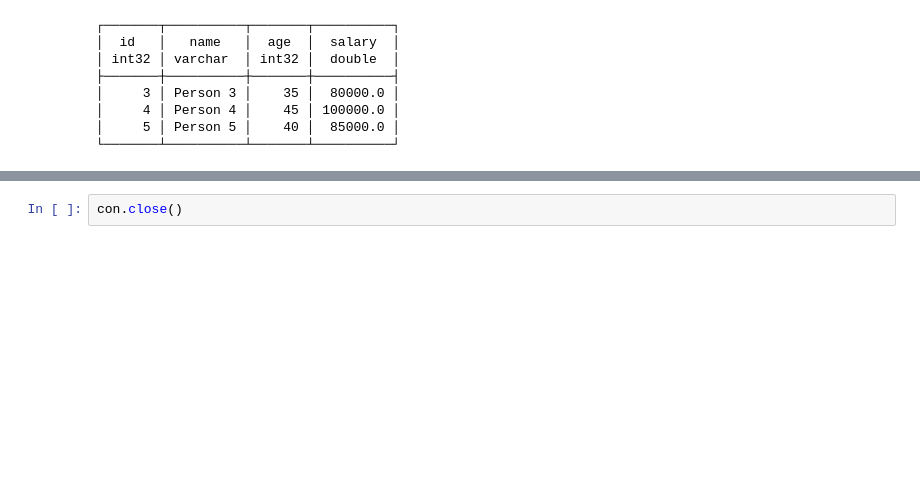
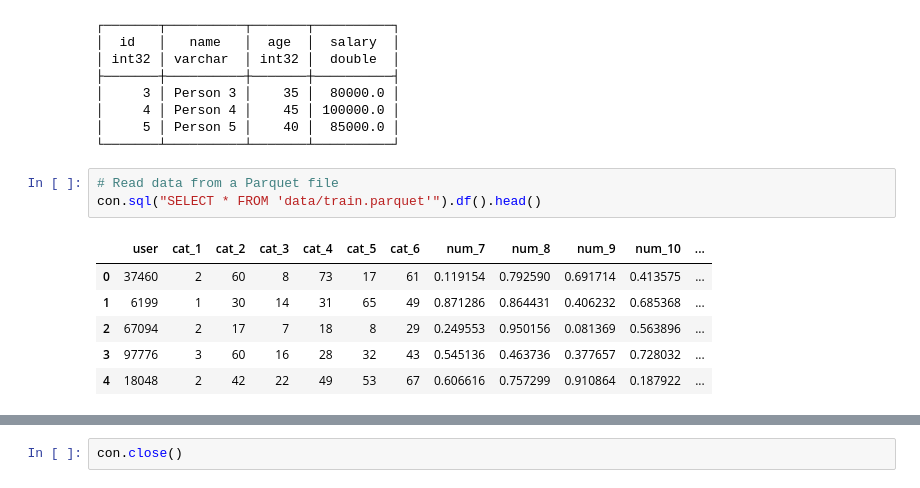
Before and after one commit to sergiorgiraldo/DataScience-Showcase, a Jupyter notebook: duckdb/main.ipynb, the cells around one changed output, grey strips where cells are left out. Cells and saved outputs as stored; diff of their text form; blank space fills up the shorter version.

Commit message:
feat: reading and selecting parquet files:: by sergio giraldo @ 20250313T1227CET, gpg signed

```diff
--- a/duckdb/main.ipynb
+++ b/duckdb/main.ipynb
@@ -329,3 +330,13 @@ con.sql('''
 │     4 │ Person 4 │    45 │ 100000.0 │
 │     5 │ Person 5 │    40 │  85000.0 │
 └───────┴──────────┴───────┴──────────┘
+# %%
+# Read data from a Parquet file
+con.sql("SELECT * FROM 'data/train.parquet'").df().head()
+# %% [output]
+|  | user | cat_1 | cat_2 | cat_3 | cat_4 | cat_5 | cat_6 | num_7 | num_8 | num_9 | num_10 | ... |
+| 0 | 37460 | 2 | 60 | 8 | 73 | 17 | 61 | 0.119154 | 0.792590 | 0.691714 | 0.413575 | ... |
+| 1 | 6199 | 1 | 30 | 14 | 31 | 65 | 49 | 0.871286 | 0.864431 | 0.406232 | 0.685368 | ... |
+| 2 | 67094 | 2 | 17 | 7 | 18 | 8 | 29 | 0.249553 | 0.950156 | 0.081369 | 0.563896 | ... |
+| 3 | 97776 | 3 | 60 | 16 | 28 | 32 | 43 | 0.545136 | 0.463736 | 0.377657 | 0.728032 | ... |
+| 4 | 18048 | 2 | 42 | 22 | 49 | 53 | 67 | 0.606616 | 0.757299 | 0.910864 | 0.187922 | ... |
```
Also changed, not shown: parts of 13 cells of this notebook.
